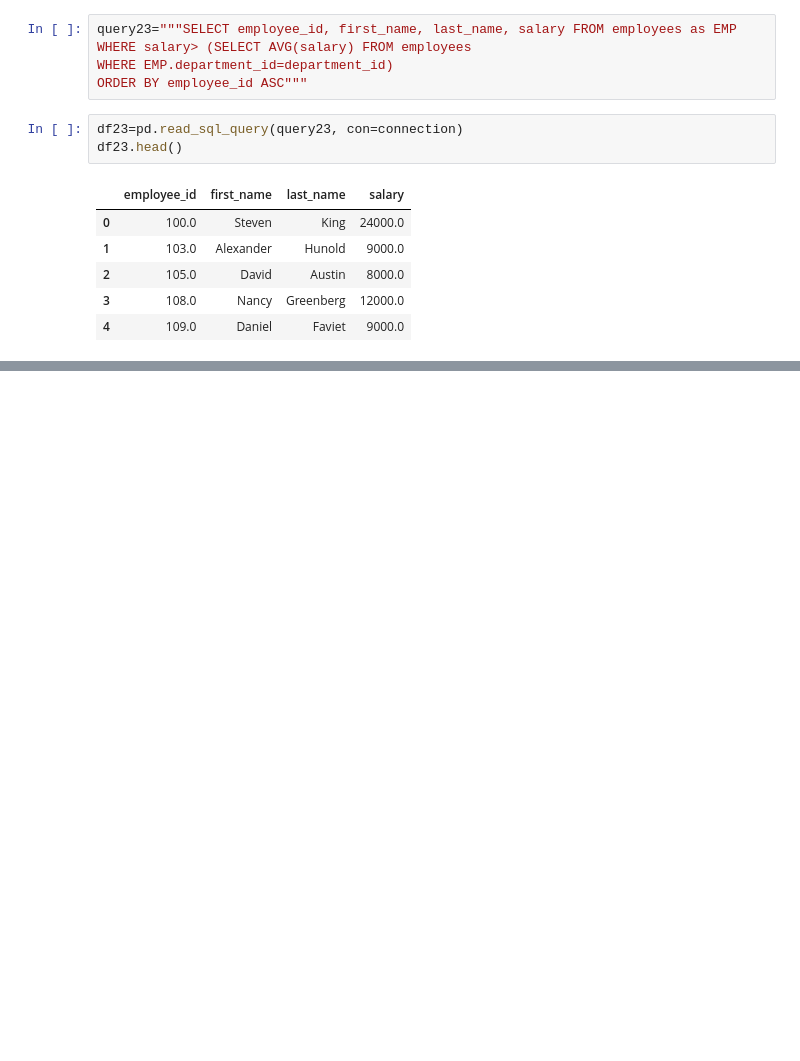
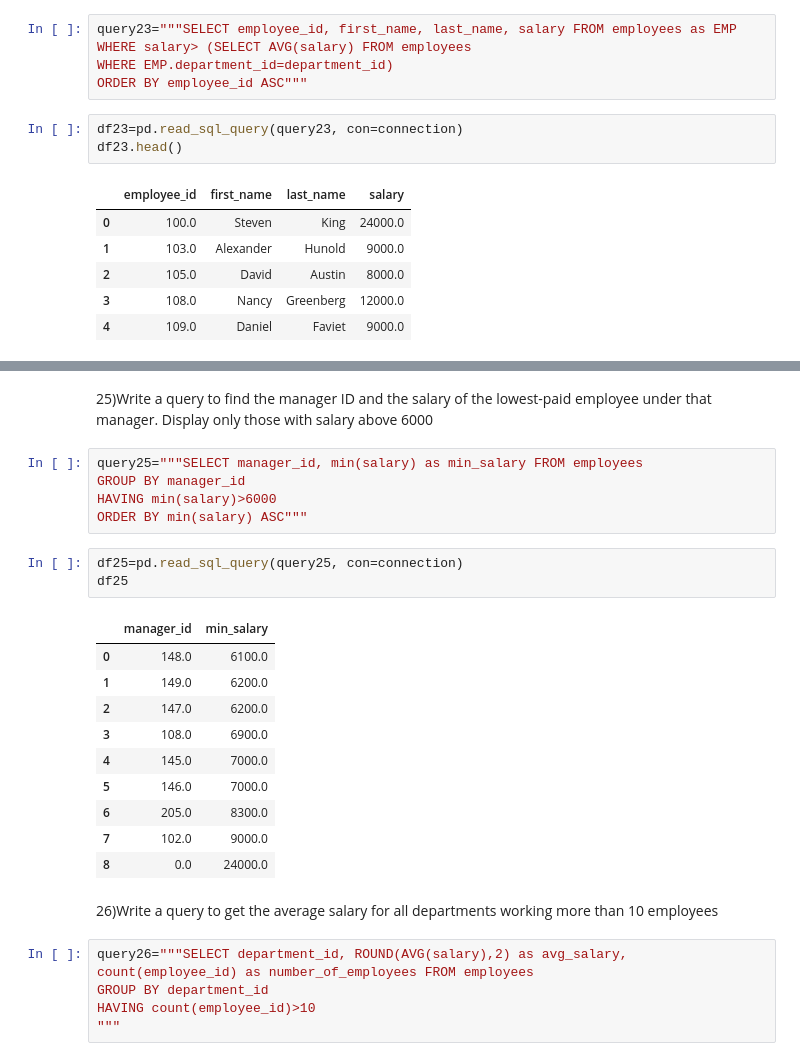
Before and after one commit to KKuzmiak/exercises, a Jupyter notebook: Postgresql.ipynb, the cells around one changed output, grey strips where cells are left out. Cells and saved outputs as stored; diff of their text form; blank space fills up the shorter version.

```diff
--- a/Postgresql.ipynb
+++ b/Postgresql.ipynb
@@ -391,0 +470,28 @@ df23.head()
+# %% [markdown]
+25)Write a query to find the manager ID and the salary of the lowest-paid employee under that manager. Display only those with salary above 6000
+# %%
+query25="""SELECT manager_id, min(salary) as min_salary FROM employees
+GROUP BY manager_id
+HAVING min(salary)>6000
+ORDER BY min(salary) ASC"""
+# %%
+df25=pd.read_sql_query(query25, con=connection)
+df25
+# %% [output]
+|  | manager_id | min_salary |
+| 0 | 148.0 | 6100.0 |
+| 1 | 149.0 | 6200.0 |
+| 2 | 147.0 | 6200.0 |
+| 3 | 108.0 | 6900.0 |
+| 4 | 145.0 | 7000.0 |
+| 5 | 146.0 | 7000.0 |
+| 6 | 205.0 | 8300.0 |
+| 7 | 102.0 | 9000.0 |
+| 8 | 0.0 | 24000.0 |
+# %% [markdown]
+26)Write a query to get the average salary for all departments working more than 10 employees
+# %%
+query26="""SELECT department_id, ROUND(AVG(salary),2) as avg_salary, count(employee_id) as number_of_employees FROM employees
+GROUP BY department_id
+HAVING count(employee_id)>10
+"""
```
Also changed, not shown: parts of 53 cells of this notebook.
